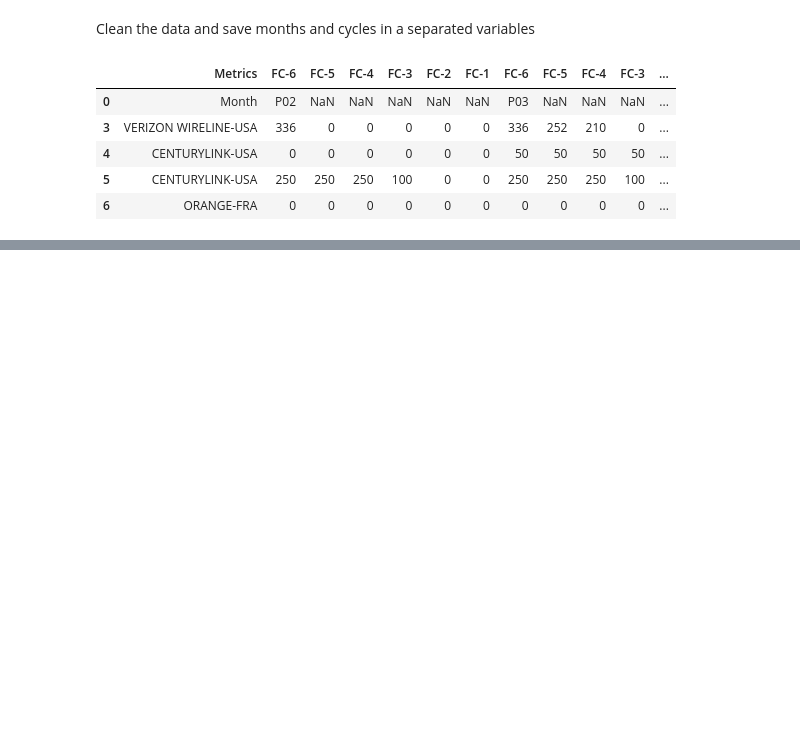
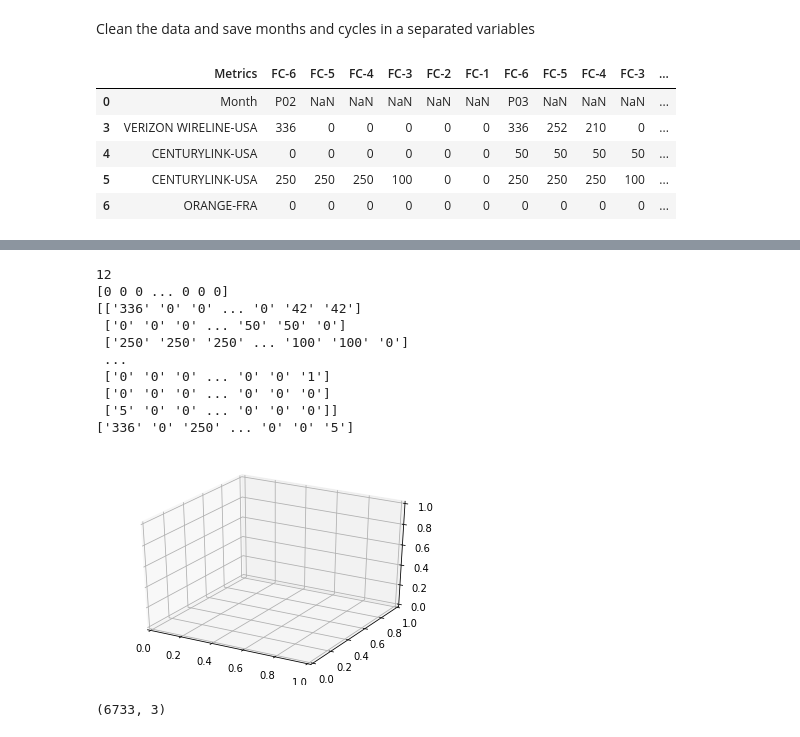
Before and after one commit to rtaglega53/pedropicapiedra, a Jupyter notebook: CPA.ipynb, the cells around one changed output, grey strips where cells are left out. Cells and saved outputs as stored; diff of their text form; code cells hidden in the pictures; blank space fills up the shorter version.

```diff
--- a/CPA.ipynb
+++ b/CPA.ipynb
@@ -136,0 +121,10 @@ memory usage: 3.4+ MB
+# %%
+
+months = df_copy['Month']
+month_base = (len(months_range) - 3) * 6
+df_copy = df_copy.drop(columns=['Month'])
+df_copy.columns.name = None
+first_quarter = df_copy.iloc[0:month_base]  # first quarter
+second_quarter = df_copy.iloc[month_base:month_base+18]  # secondo quarter, 18 because are always 3 months
+first_quarter =first_quarter.transpose()
+first_quarter
@@ -136,0 +164,45 @@ memory usage: 3.4+ MB
+# %%
+x = np.asanyarray(first_quarter)
+print (len(x[0]))
+kmeans = cluster.KMeans(n_clusters = 22, random_state = 0)
+kmeans.fit(x)
+labels = kmeans.predict(x)
+print(labels)
+print(x)
+print(x[:,0])
+
+fig = plt.figure()
+# ax = plt.subplot(2, 2, 1)
+ax = fig.add_subplot(111, projection='3d')
+# print(x)
+#ax.scatter(x[:,0], x[:,1],  x[:,2],)
+
+
+
+def kmeans_silhouette(data, n_clusters):
+
+  clusterer = cluster.KMeans(n_clusters=n_clusters)
+  cluster_labels = clusterer.fit_predict(data)
+  silhouette_avg = silhouette_score(data, cluster_labels)
+  print("For n_clusters =", n_clusters,
+  "The average Kmean_silhouette_score is :", silhouette_avg)
+  sample_silhouette_values = silhouette_samples(data, cluster_labels)
+  return silhouette_avg
+# %% [output]
+12
+[0 0 0 ... 0 0 0]
+[['336' '0' '0' ... '0' '42' '42']
+ ['0' '0' '0' ... '50' '50' '0']
+ ['250' '250' '250' ... '100' '100' '0']
+ ...
+ ['0' '0' '0' ... '0' '0' '1']
+ ['0' '0' '0' ... '0' '0' '0']
+ ['5' '0' '0' ... '0' '0' '0']]
+['336' '0' '250' ... '0' '0' '5']
+[figure, added]
+# %%
+model = TSNE(n_components=3, n_iter=2000, n_jobs=-1)
+x_2d = model.fit_transform(x)
+x_2d.shape
+# %% [output]
+(6733, 3)
```
Also changed, not shown: parts of 19 cells of this notebook.
